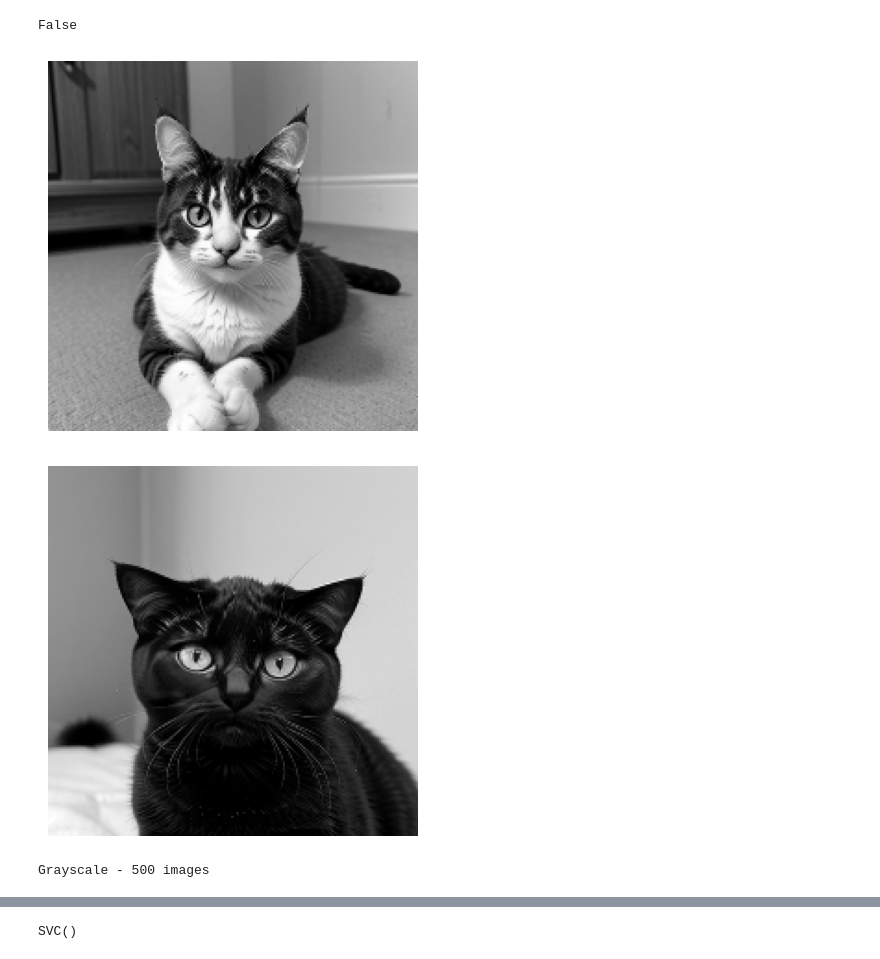
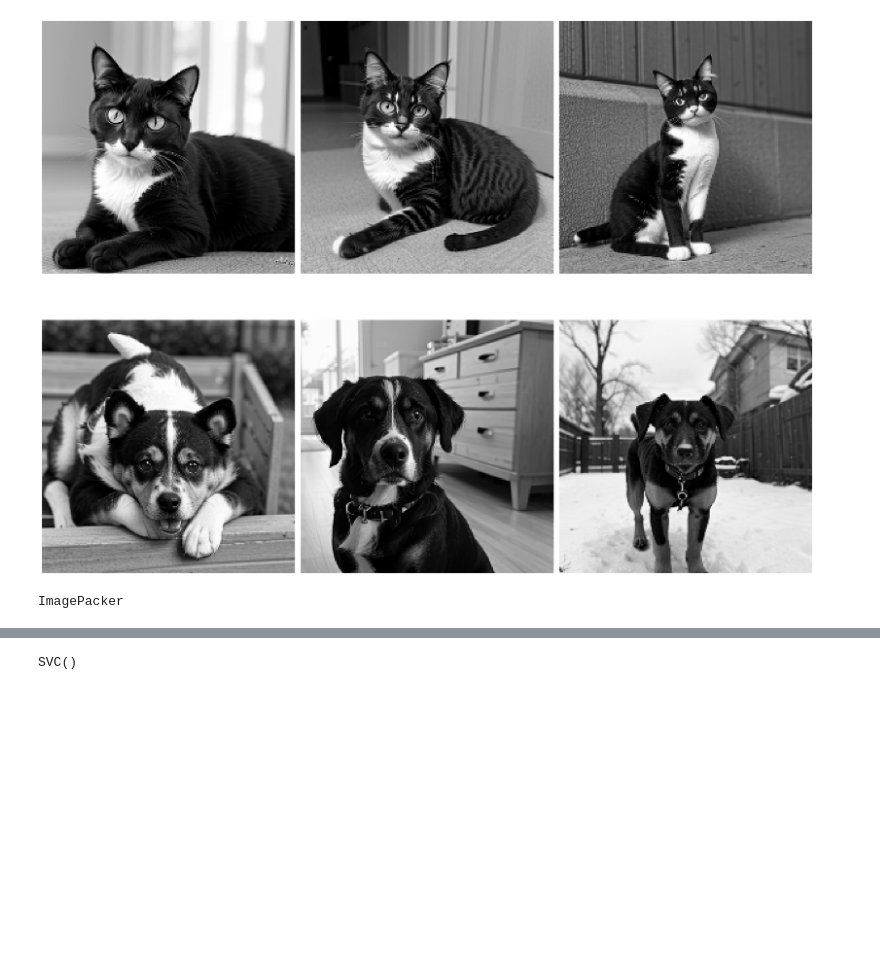
Before and after one commit to sameera-g-mathad/CSC-481_final_project, a Jupyter notebook: sift.ipynb, the cells around one changed output, grey strips where cells are left out. Drawn from its saved outputs; the diff is of its cells as text; code cells hidden in the pictures; blank space fills up the shorter version.

```diff
--- a/sift.ipynb
+++ b/sift.ipynb
@@ -18,15 +18,10 @@ train_packed = ImagePacker(data = [cats_train_images, dogs_train_images])
 test_packed = ImagePacker(data = [cats_test_images, dogs_test_images])
 #
 # %%
-train_packed == test_packed
+train_packed
 # %% [output]
+[figure, added]
-False
+ImagePacker
 # %%
 test_packed.rotate_images()
-# %%
-train_packed.data[0]
-# %% [output]
-[figure, removed]
-[figure, removed]
-Grayscale - 500 images
 # %%
```
Also changed, not shown: parts of 6 cells of this notebook, 5 other files.
